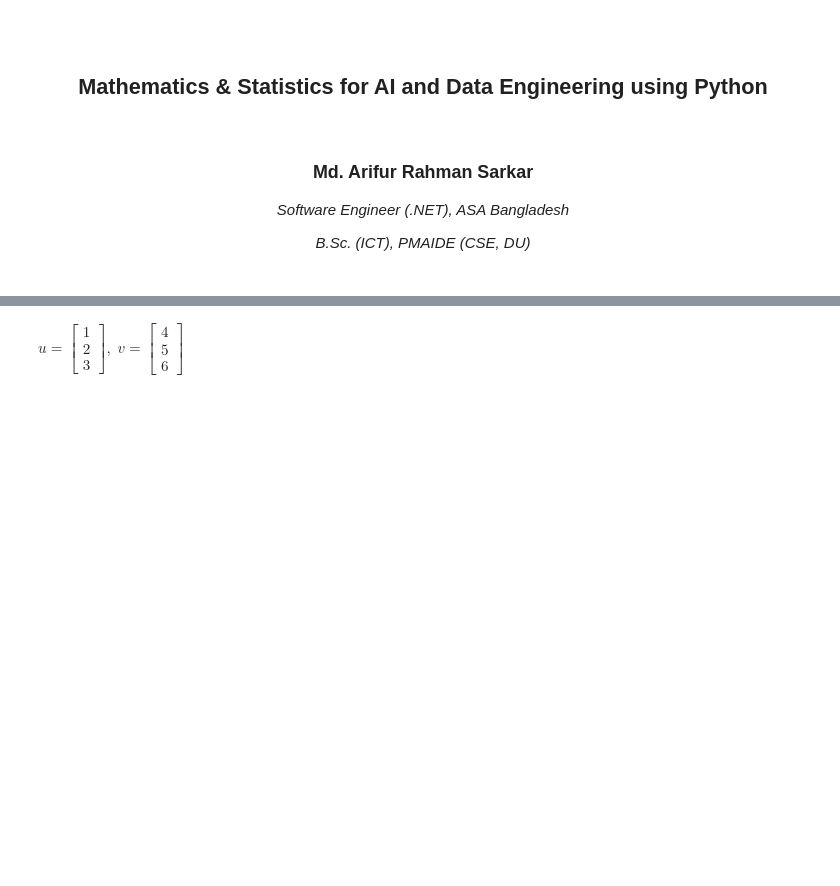
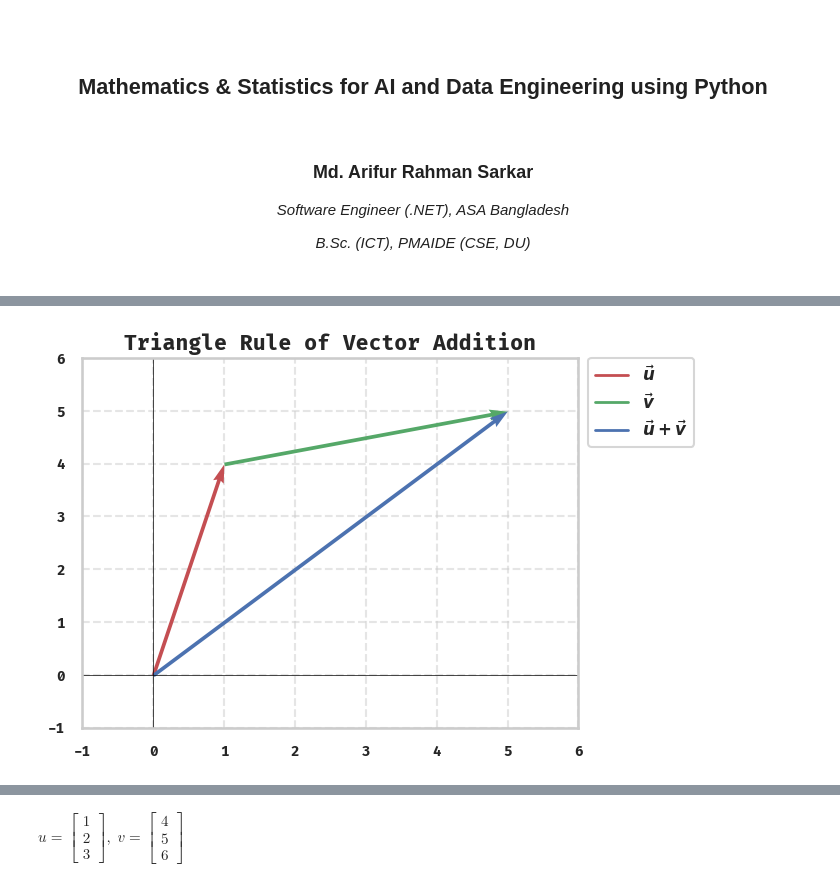
Before and after one commit to FullStackAnalyst/Mathematics-Statistics-for-AI-Data-Engineering, a Jupyter notebook: Index.ipynb, the cells around one changed output, grey strips where cells are left out. Cells and saved outputs as stored; diff of their text form; code cells hidden in the pictures; blank space fills up the shorter version.

```diff
--- a/Index.ipynb
+++ b/Index.ipynb
@@ -95,0 +109,82 @@ $\displaystyle \tfrac{1}{2} u = \left[\begin{matrix}0.5\\1.0\end{matrix}\right]$
+# %%
+from sympy import Matrix, latex
+from IPython.display import display, Math
+import matplotlib.pyplot as plt
+
+# Define vectors
+o = Matrix([0, 0])
+u = Matrix([1, 4])
+v = Matrix([4, 1])
+result = u + v
+
+# Display symbolic representation
+display(Math("u = " + latex(u) + ",\\ v = " + latex(v) + ",\\ u+v = " + latex(result)))
+
+# Use reusable method for axis limits
+x_min, x_max, y_min, y_max = get_axis_limits(o, u, v, result, padding=1.0)
+
+# Plot Triangle Rule directly
+plt.quiver(
+    float(o[0]),
+    float(o[1]),
+    float(u[0]),
+    float(u[1]),
+    angles="xy",
+    scale_units="xy",
+    scale=1,
+    color="r",
+    label=r"$\vec{u}$",
+)
+
+# v from tip of u
+plt.quiver(
+    float(u[0]),
+    float(u[1]),
+    float(v[0]),
+    float(v[1]),
+    angles="xy",
+    scale_units="xy",
+    scale=1,
+    color="g",
+    label=r"$\vec{v}$",
+)
+
+# resultant u+v from origin
+plt.quiver(
+    float(o[0]),
+    float(o[1]),
+    float(result[0]),
+    float(result[1]),
+    angles="xy",
+    scale_units="xy",
+    scale=1,
+    color="b",
+    label=r"$\vec{u}+\vec{v}$",
+)
+
+# Axes setup
+plt.axhline(0, color="black", linewidth=0.5)
+plt.axvline(0, color="black", linewidth=0.5)
+plt.xlim(x_min, x_max)
+plt.ylim(y_min, y_max)
+plt.title(r"Triangle Rule of Vector Addition", fontsize=15, fontweight="bold")
+plt.tick_params(axis="both", which="major", labelsize=10)
+
+# Legend fix: explicit handles
+handles = [
+    plt.Line2D([0], [0], color="r", lw=2, label=r"$\vec{u}$"),
+    plt.Line2D([0], [0], color="g", lw=2, label=r"$\vec{v}$"),
+    plt.Line2D([0], [0], color="b", lw=2, label=r"$\vec{u}+\vec{v}$"),
+]
+plt.legend(
+    handles=handles,
+    prop={"size": 12, "weight": "bold"},
+    loc="upper left",
+    bbox_to_anchor=(1.02, 1),
+    borderaxespad=0,
+    frameon=True,
+)
+
+plt.grid(True, linestyle="--", alpha=0.5)
+plt.show()
+# %% [output]
@@ -95,0 +192 @@ $\displaystyle \tfrac{1}{2} u = \left[\begin{matrix}0.5\\1.0\end{matrix}\right]$
+[figure, added]
```
Also changed, not shown: parts of 8 cells of this notebook.
